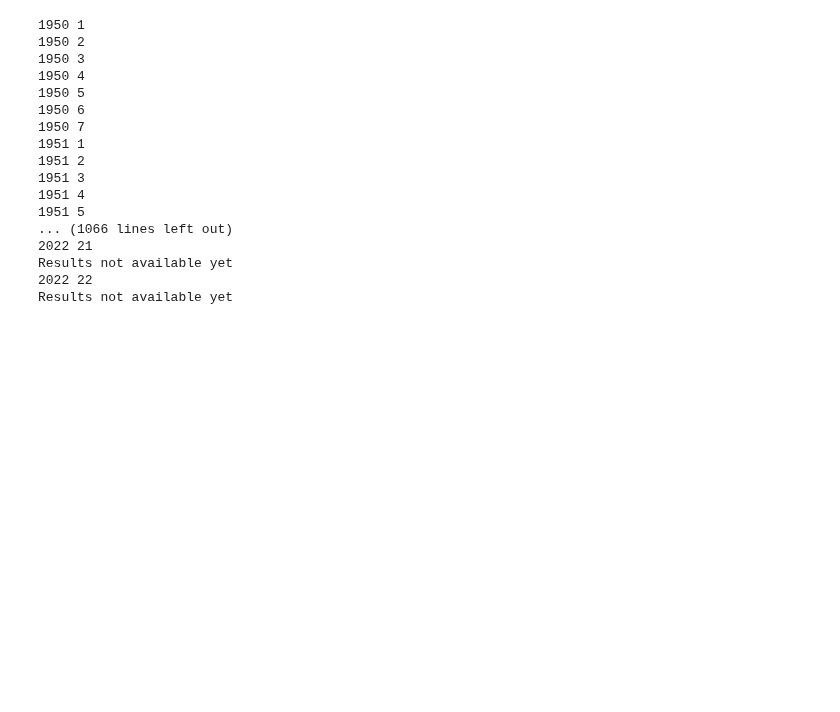
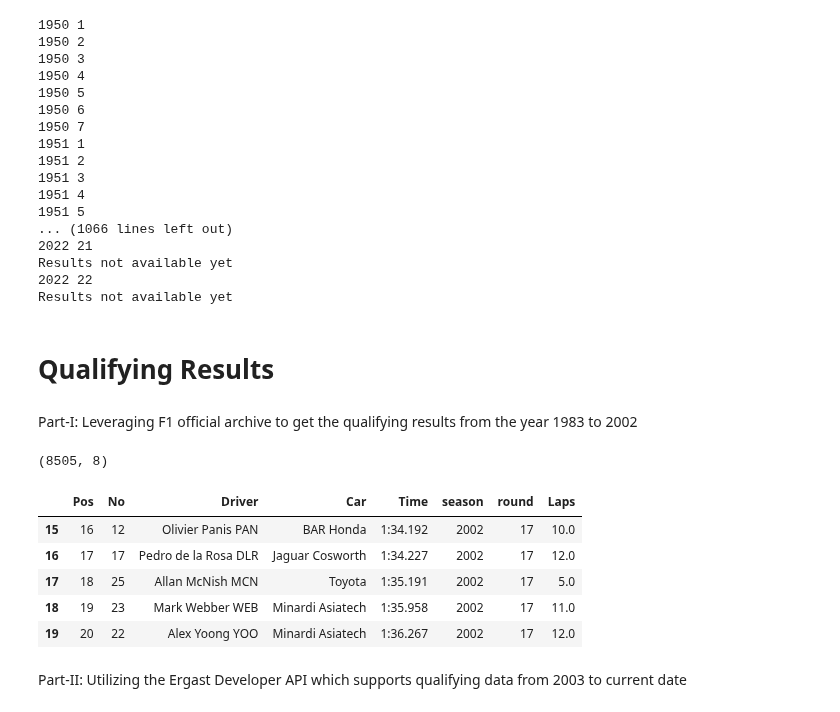
Before and after one commit to parthu007/Formula_One, a Jupyter notebook: Data Collection/Data Collection.ipynb, the cells around one changed output. Saved outputs shown, nothing was run; the diff lists cells and outputs as text; code cells hidden in the pictures; blank space fills up the shorter version.

```diff
--- a/Data Collection/Data Collection.ipynb
+++ b/Data Collection/Data Collection.ipynb
@@ -17,12 +20,13 @@ schedule = {'season': [],
             'locality': [],
             'country': [],
             'date': [],
+            'sprint': [],
             'url': []}
 
 for year in list(range(1950,2023)):
 
     url = 'https://ergast.com/api/f1/{}.json'
-    req = requests.get(url.format(year))
+    req = requests.get(url.format(year),timeout=None)
     races = req.json()
 
     for item in races['MRData']['RaceTable']['Races']:
@@ -77,9 +81,11 @@ for year in list(range(1950,2023)):
             schedule['date'].append(None)
 
         try:
+            schedule['sprint'].append(item['Sprint']['date'])
+        except:
+            schedule['sprint'].append(None)
+
+        try:
             schedule['url'].append(item['url'])
         except:
             schedule['url'].append(None)
-
-schedule_df = pd.DataFrame(schedule)
-schedule_df.to_csv('raceSchedule.csv')
@@ -202,3 +211,48 @@ Results not available yet
 # %%
 results_df = pd.DataFrame(results)
 results_df.to_csv('raceResults.csv')
+# %% [markdown]
+# Qualifying Results
+# %% [markdown]
+Part-I: Leveraging F1 official archive to get the qualifying results from the year 1983 to 2002
+# %%
+qualifying_results = pd.DataFrame()
+for year in list(range(1983,2003)):
+    url = 'https://www.formula1.com/en/results.html/{}/races.html'
+    r = requests.get(url.format(year),timeout=None)
+    soup = BeautifulSoup(r.text, 'html.parser')
+
+    year_links = []
+    for page in soup.find_all('a', attrs = {'class':"resultsarchive-filter-item-link FilterTrigger"}):
+        link = page.get('href')
+        if f'/en/results.html/{year}/races/' in link:
+            year_links.append(link)
+
+    year_df = pd.DataFrame()
+    new_url = 'https://www.formula1.com{}'
+    for n, link in list(enumerate(year_links)):
+        link = link.replace('race-result.html', 'qualifying-0.html')
+        df = pd.read_html(new_url.format(link))
+        df = df[0]
+        df['season'] = year
+        df['round'] = n+1
+        for col in df:
+            if 'Unnamed' in col:
+                df.drop(col, axis = 1, inplace = True)
+
+        year_df = pd.concat([year_df, df])
+
+    qualifying_results = pd.concat([qualifying_results, year_df])
+
+print(qualifying_results.shape)
+# %% [output]
+(8505, 8)
+# %%
+qualifying_results.tail()
+# %% [output]
+|  | Pos | No | Driver | Car | Time | season | round | Laps |
+| 15 | 16 | 12 | Olivier Panis PAN | BAR Honda | 1:34.192 | 2002 | 17 | 10.0 |
+| 16 | 17 | 17 | Pedro de la Rosa DLR | Jaguar Cosworth | 1:34.227 | 2002 | 17 | 12.0 |
+| 17 | 18 | 25 | Allan McNish MCN | Toyota | 1:35.191 | 2002 | 17 | 5.0 |
+| 18 | 19 | 23 | Mark Webber WEB | Minardi Asiatech | 1:35.958 | 2002 | 17 | 11.0 |
+| 19 | 20 | 22 | Alex Yoong YOO | Minardi Asiatech | 1:36.267 | 2002 | 17 | 12.0 |
@@ -204,0 +261,2 @@ results_df.to_csv('raceResults.csv')
+# %% [markdown]
+Part-II: Utilizing the Ergast Developer API which supports qualifying data from 2003 to current date
```
Also changed, not shown: parts of 21 cells of this notebook, 8 other files.
